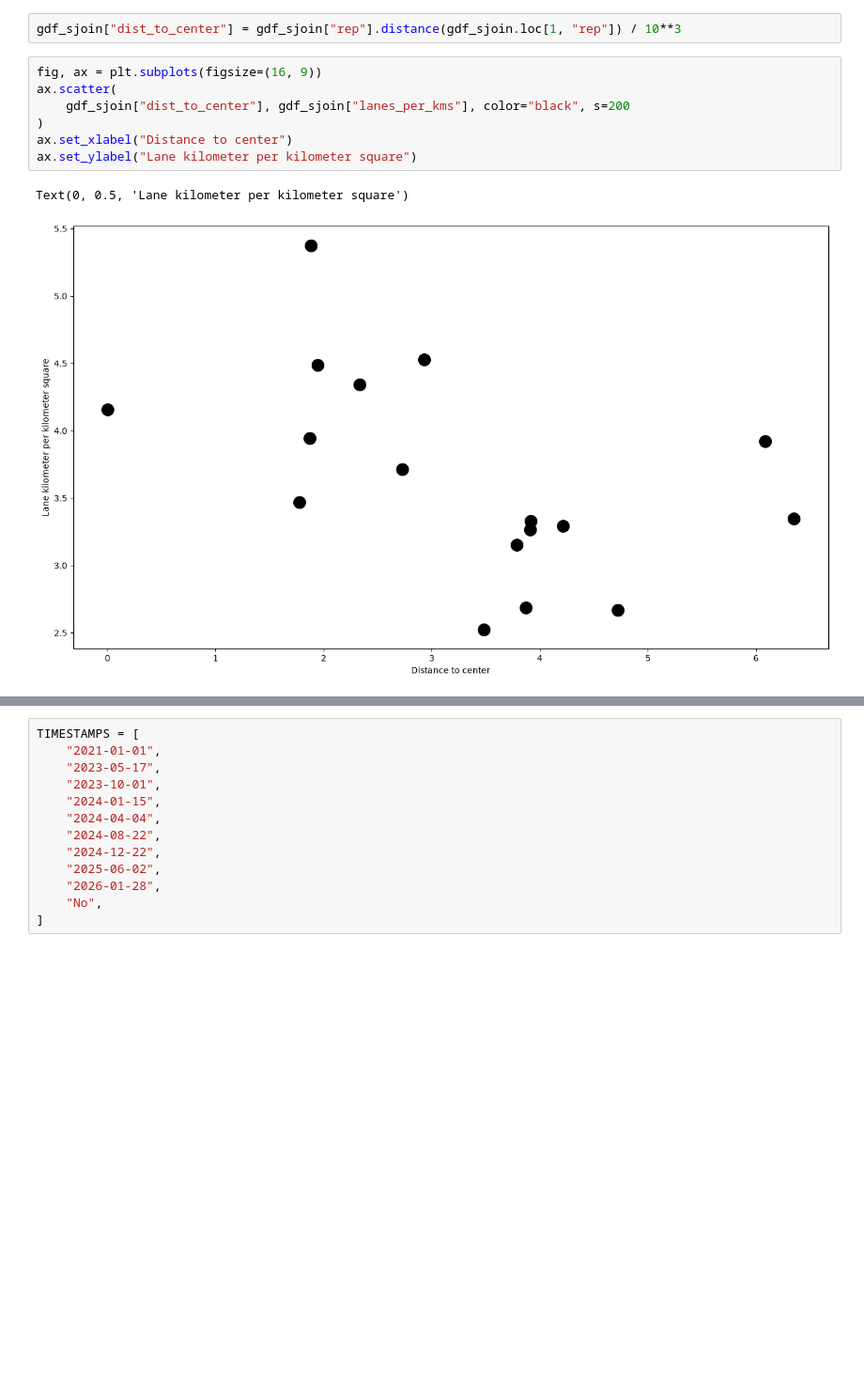
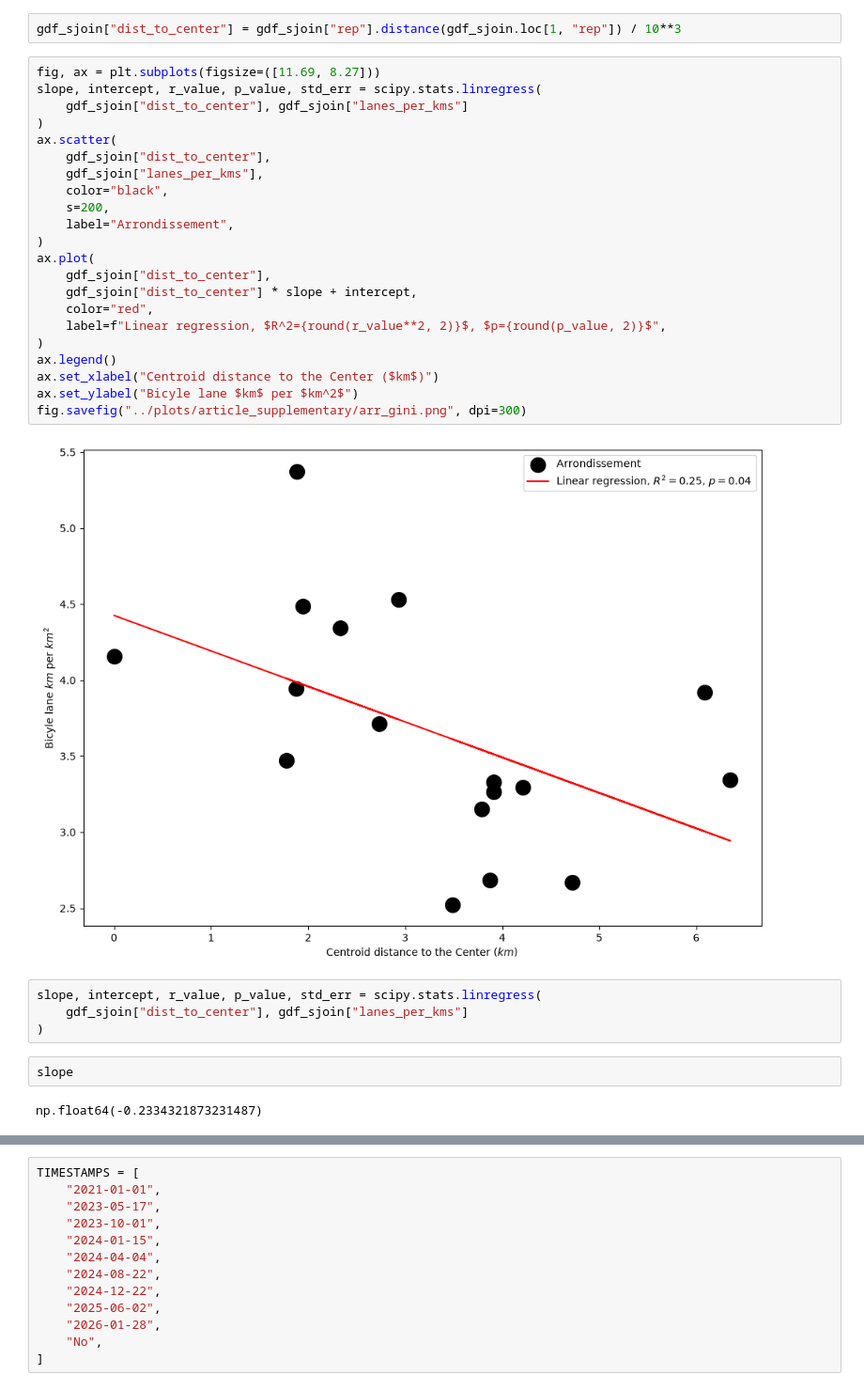
Before and after one commit to csebastiao/paris_orderbike, a Jupyter notebook: notebooks/analyze_gini.ipynb, the cells around one changed output, grey strips where cells are left out. Shown at 94% size. Drawn from its saved outputs; the diff is of its cells as text; blank space fills up the shorter version.

Commit message:
Polish fig for randoms, add gini arr

```diff
--- a/notebooks/analyze_gini.ipynb
+++ b/notebooks/analyze_gini.ipynb
@@ -107,12 +108,34 @@ gdf_sjoin["rep"].plot(ax=ax, color="black")
 # %%
 gdf_sjoin["dist_to_center"] = gdf_sjoin["rep"].distance(gdf_sjoin.loc[1, "rep"]) / 10**3
 # %%
-fig, ax = plt.subplots(figsize=(16, 9))
+fig, ax = plt.subplots(figsize=([11.69, 8.27]))
+slope, intercept, r_value, p_value, std_err = scipy.stats.linregress(
+    gdf_sjoin["dist_to_center"], gdf_sjoin["lanes_per_kms"]
+)
 ax.scatter(
-    gdf_sjoin["dist_to_center"], gdf_sjoin["lanes_per_kms"], color="black", s=200
+    gdf_sjoin["dist_to_center"],
+    gdf_sjoin["lanes_per_kms"],
+    color="black",
+    s=200,
+    label="Arrondissement",
 )
-ax.set_xlabel("Distance to center")
-ax.set_ylabel("Lane kilometer per kilometer square")
+ax.plot(
+    gdf_sjoin["dist_to_center"],
+    gdf_sjoin["dist_to_center"] * slope + intercept,
+    color="red",
+    label=f"Linear regression, $R^2={round(r_value**2, 2)}$, $p={round(p_value, 2)}$",
+)
+ax.legend()
+ax.set_xlabel("Centroid distance to the Center ($km$)")
+ax.set_ylabel("Bicyle lane $km$ per $km^2$")
+fig.savefig("../plots/article_supplementary/arr_gini.png", dpi=300)
 # %% [output]
-Text(0, 0.5, 'Lane kilometer per kilometer square')
-[figure, old version]
+[figure, new version]
+# %%
+slope, intercept, r_value, p_value, std_err = scipy.stats.linregress(
+    gdf_sjoin["dist_to_center"], gdf_sjoin["lanes_per_kms"]
+)
+# %%
+slope
+# %% [output]
+np.float64(-0.2334321873231487)
```
Also changed, not shown: parts of 3 cells of this notebook, 9 other files.
